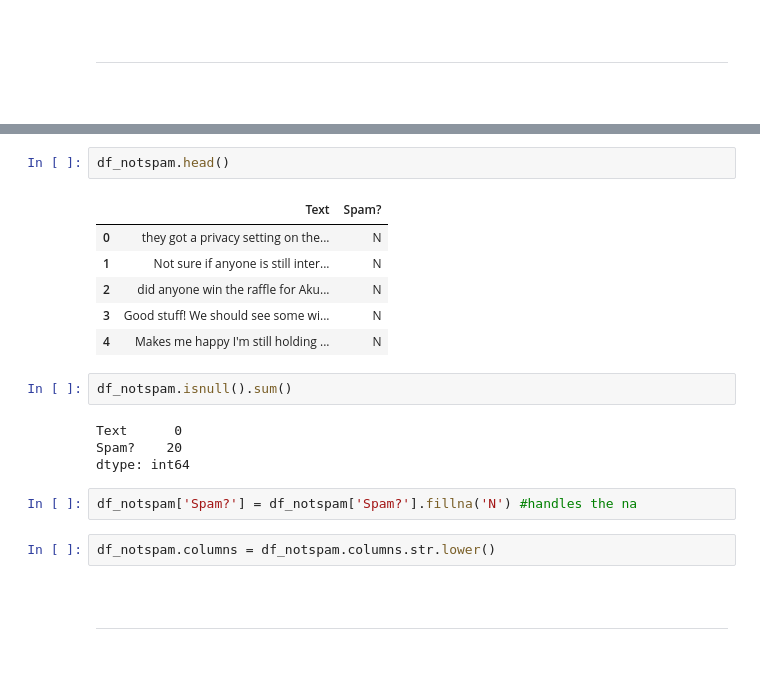
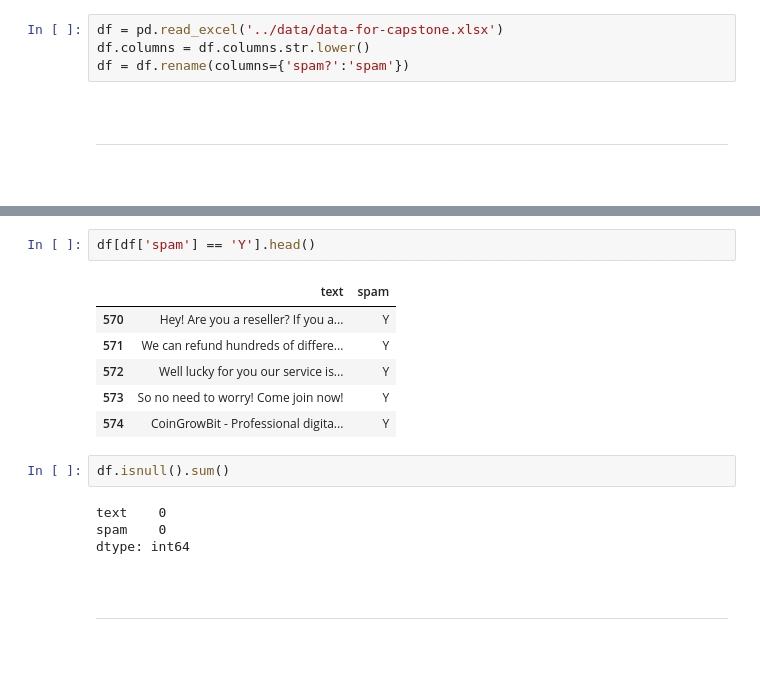
Before and after one commit to tamarafrances/Discord-Spam-Detector, a Jupyter notebook: EDA/EDA.ipynb, the cells around one changed output, grey strips where cells are left out. Cells and saved outputs as stored; diff of their text form.

```diff
--- a/EDA/All - not spam.ipynb
+++ b/EDA/EDA.ipynb
@@ -32,3 +23,7 @@ df_spam = pd.read_excel('../data/data-for-capstone-limited.xlsx', 'Spam') #spam
+# %%
+df = pd.read_excel('../data/data-for-capstone.xlsx')
+df.columns = df.columns.str.lower()
+df = df.rename(columns={'spam?':'spam'})
 # %% [markdown]
 <br>
 
@@ -38,22 +42,18 @@ df_spam = pd.read_excel('../data/data-for-capstone-limited.xlsx', 'Spam') #spam
 # %%
-df_notspam.head()
+df[df['spam'] == 'Y'].head()
 # %% [output]
-|  | Text | Spam? |
-| 0 | they got a privacy setting on the... | N |
-| 1 | Not sure if anyone is still inter... | N |
-| 2 | did anyone win the raffle for Aku... | N |
-| 3 | Good stuff! We should see some wi... | N |
-| 4 | Makes me happy I'm still holding ... | N |
+|  | text | spam |
+| 570 | Hey! Are you a reseller? If you a... | Y |
+| 571 | We can refund hundreds of differe... | Y |
+| 572 | Well lucky for you our service is... | Y |
+| 573 | So no need to worry! Come join now! | Y |
+| 574 | CoinGrowBit - Professional digita... | Y |
 # %%
-df_notspam.isnull().sum()
+df.isnull().sum()
 # %% [output]
-Text      0
-Spam?    20
+text    0
+spam    0
 dtype: int64
-# %%
-df_notspam['Spam?'] = df_notspam['Spam?'].fillna('N') #handles the na
-# %%
-df_notspam.columns = df_notspam.columns.str.lower()
 # %% [markdown]
 <br>
 
```
Also changed, not shown: parts of 24 cells of this notebook, 6 other files.
